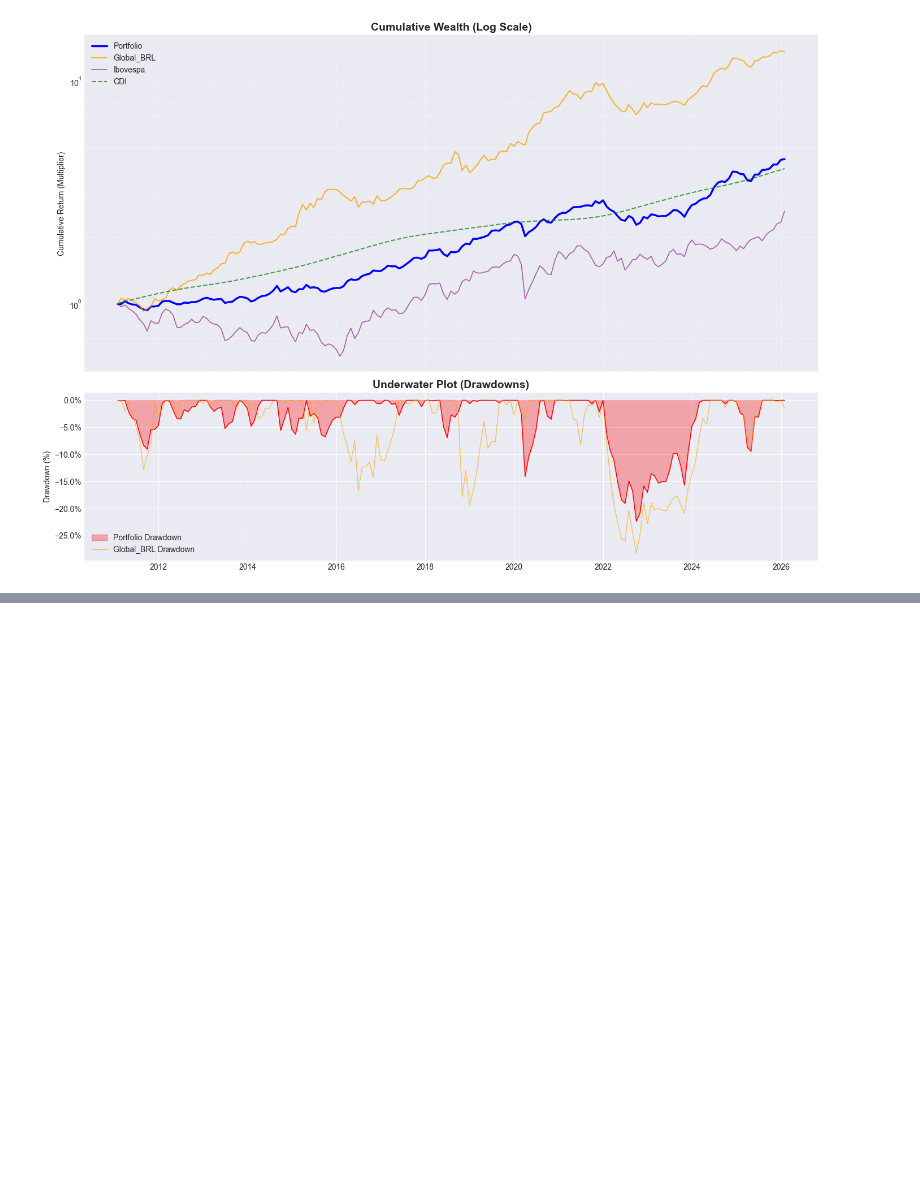
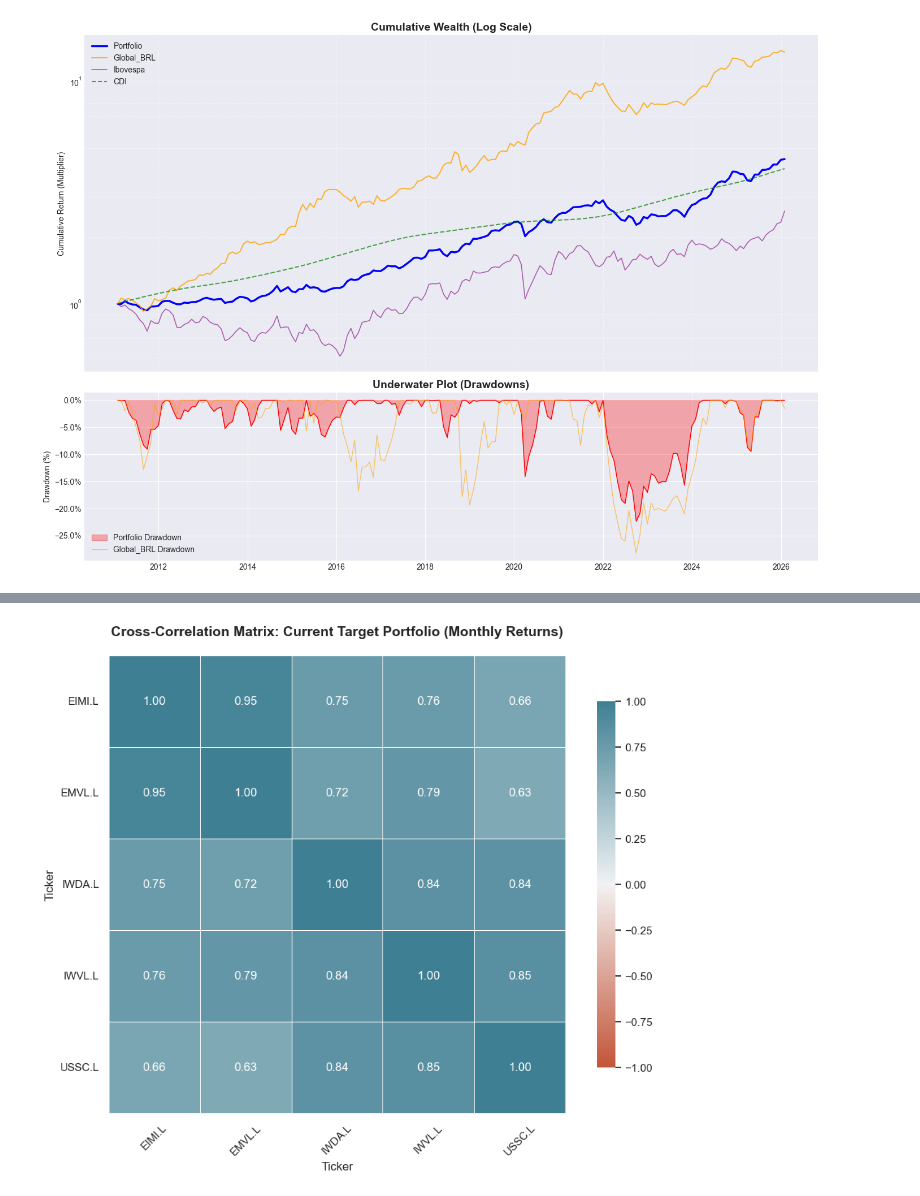
Before and after one commit to rbertin77/quant-portfolio-analytics, a Jupyter notebook: notebooks/kpis_analise_carteira.ipynb, the cells around one changed output, grey strips where cells are left out. Drawn from its saved outputs; the diff is of its cells as text; code cells hidden in the pictures; blank space fills up the shorter version.

```diff
--- a/notebooks/kpis_analise_carteira.ipynb
+++ b/notebooks/kpis_analise_carteira.ipynb
@@ -650,0 +1388,63 @@ plt.show()
+# %%
+# ==============================================================================
+# CELL 11: CROSS-CORRELATION MATRIX (CURRENT UCITS ETFs)
+# ==============================================================================
+import yfinance as yf
+import pandas as pd
+import matplotlib.pyplot as plt
+import seaborn as sns
+
+# 1. Define the current target ETFs
+# Assuming London Stock Exchange (.L) tickers for UCITS ETFs.
+# Adjust the suffix if your specific assets are listed on another exchange.
+etf_tickers = ['IWDA.L', 'EIMI.L', 'USSC.L', 'IWVL.L', 'EMVL.L']
+
+# 2. Download historical monthly data (using the last 5 years for a robust matrix)
+print(f"Downloading data for: {etf_tickers}...")
+etf_data = yf.download(etf_tickers, start='2020-01-01', interval='1mo', progress=False)
+
+# Extract 'Adj Close' to account for any corporate actions/dividends,
+# or fallback to 'Close' depending on yfinance return structure
+if isinstance(etf_data.columns, pd.MultiIndex):
+    try:
+        prices = etf_data['Adj Close']
+    except KeyError:
+        prices = etf_data['Close']
+else:
+    prices = etf_data
+
+prices = prices.ffill().dropna()
+
+# 3. Calculate monthly returns
+etf_returns = prices.pct_change().dropna()
+
+# 4. Calculate the Correlation Matrix (Pearson)
+correlation_matrix = etf_returns.corr()
+
+# 5. Build the visual Heatmap
+plt.figure(figsize=(10, 8))
+sns.set_theme(style="white")
+
+# Create a custom diverging colormap (Red to Blue)
+cmap = sns.diverging_palette(20, 220, as_cmap=True)
+
+# Plot the heatmap with annotations
+sns.heatmap(
+    correlation_matrix,
+    annot=True,          # Show the correlation numbers
+    fmt=".2f",           # 2 decimal places
+    cmap=cmap,           # Color scheme
+    vmin=-1.0,           # Minimum correlation
+    vmax=1.0,            # Maximum correlation
+    center=0,            # Center the color map at zero
+    square=True,         # Force square cells
+    linewidths=.5,       # Add grid lines between cells
+    cbar_kws={"shrink": .8}
+)
+
+plt.title('Cross-Correlation Matrix: Current Target Portfolio (Monthly Returns)', fontsize=14, fontweight='bold', pad=20)
+plt.xticks(rotation=45)
+plt.yticks(rotation=0)
+plt.tight_layout()
+plt.show()
+# %% [output]
@@ -650,0 +1452 @@ plt.show()
+[figure, added]
```
Also changed, not shown: parts of 40 cells of this notebook, 4 other files.
